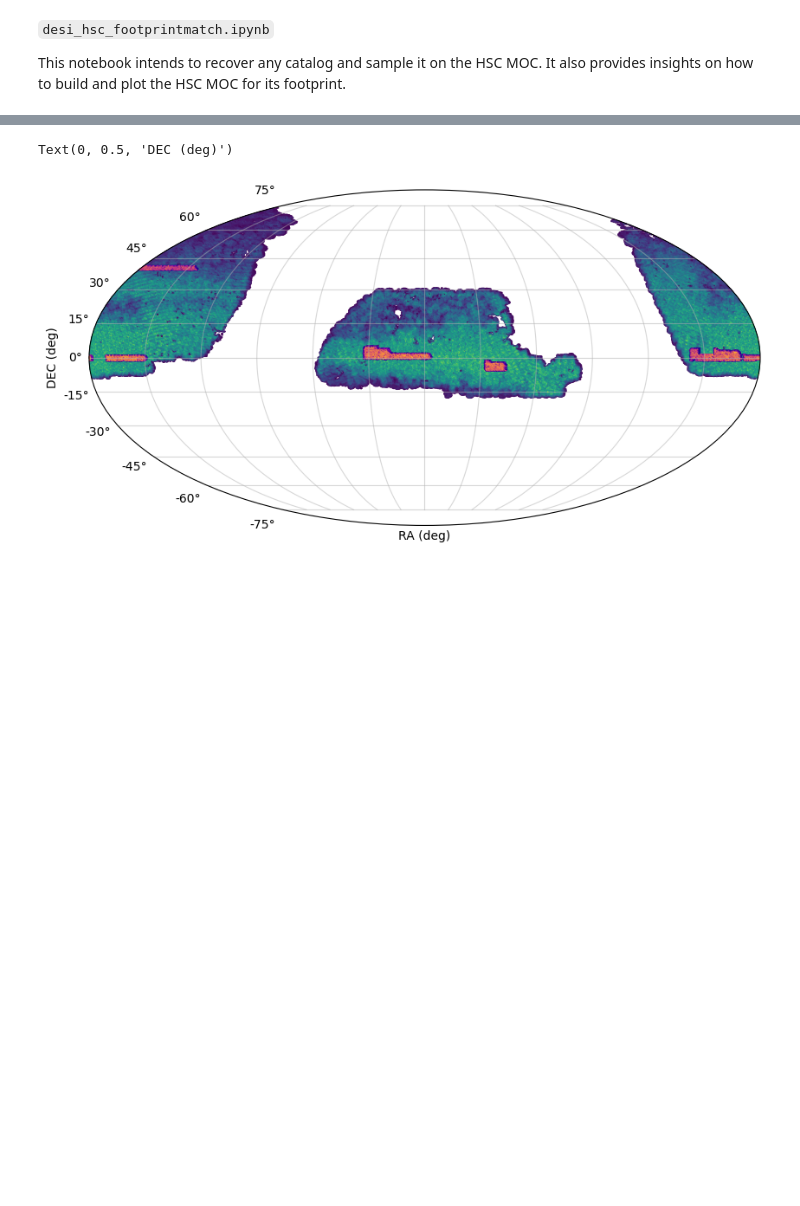
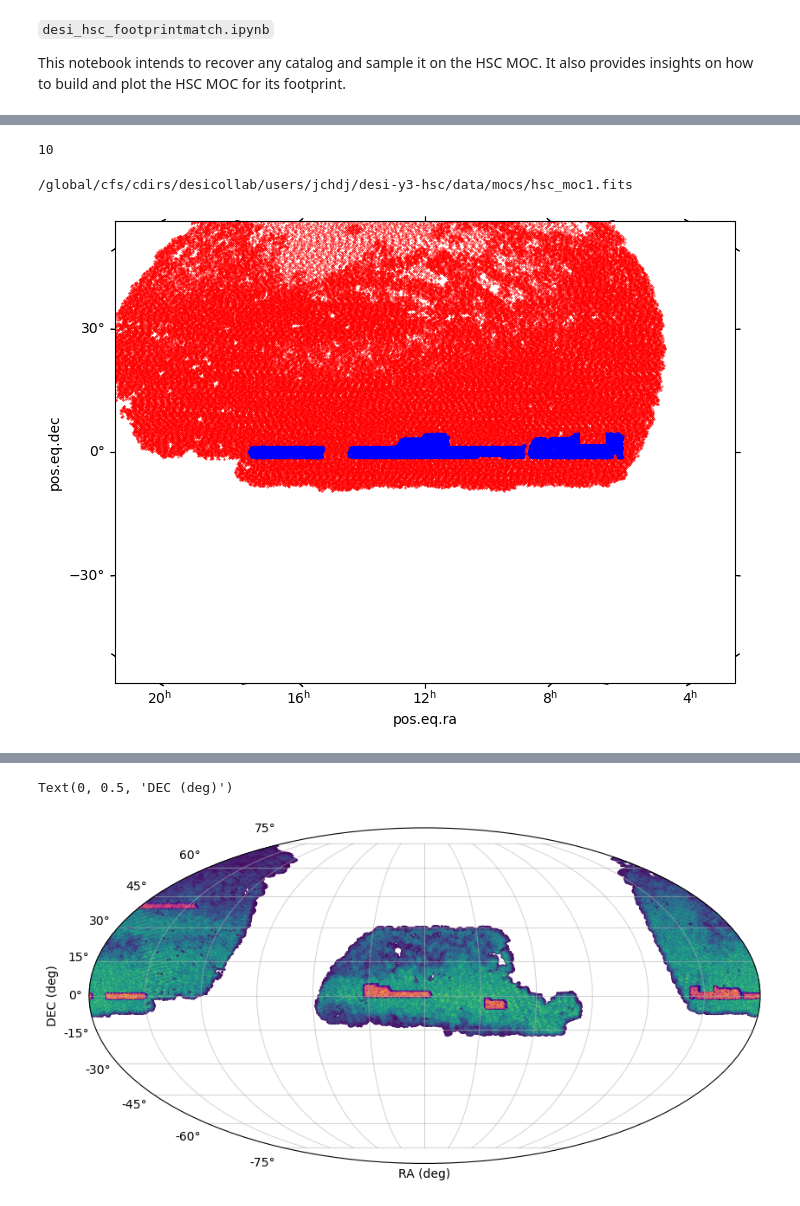
Before and after one commit to JeanCHDJdev/desi-y3-hsc, a Jupyter notebook: src/inspect/desi_hsc_footprintmatch.ipynb, the cells around one changed output, grey strips where cells are left out. Saved outputs shown, nothing was run; the diff lists cells and outputs as text; code cells hidden in the pictures; blank space fills up the shorter version.

```diff
--- a/src/inspect/desi_hsc_footprintmatch.ipynb
+++ b/src/inspect/desi_hsc_footprintmatch.ipynb
@@ -81 +75,26 @@ desi_master_moc = MOC.from_skycoords(desi_coords, max_norder=7)
+# %%
+desi_master_moc.max_order
+# %% [output]
+10
+# %%
+moc_list = [f'{MOC_ROOT}/hsc_moc{i}.fits' for i in range(1, 5)]
+print(moc_list[0])
+hsc_moc = MOC.from_fits(moc_list[0])
+
+fig = plt.figure(figsize=(8, 6))
+with MOCWCS(fig,
+    fov=120 * u.deg,
+    center=SkyCoord(180, 0, unit='deg', frame='icrs'),
+    coordsys="icrs",
+    rotation=Angle(0, u.degree),
+    projection="AIT") as wcs: wcs = wcs
+ax = fig.add_subplot(projection=wcs)
+#desi_master_moc.border(ax=ax, wcs=wcs, alpha=0.7, color="red")
+#intersected_moc.border(ax=ax, wcs=wcs, alpha=0.7, color="green")
+ax.scatter(desi_coords.ra.deg[0::1000], desi_coords.dec.deg[0::1000], s=0.1, color='red',transform=ax.get_transform('world'))
+hsc_moc.border(ax=ax, wcs=wcs, alpha=0.7, color="blue")
+hsc_moc.fill(ax=ax, wcs=wcs, alpha=1, color="blue")
+# %% [output]
+/global/cfs/cdirs/desicollab/users/jchdj/desi-y3-hsc/data/mocs/hsc_moc1.fits
+[figure, added]
 # %%
```
Also changed, not shown: parts of 12 cells of this notebook, 5 other files.
